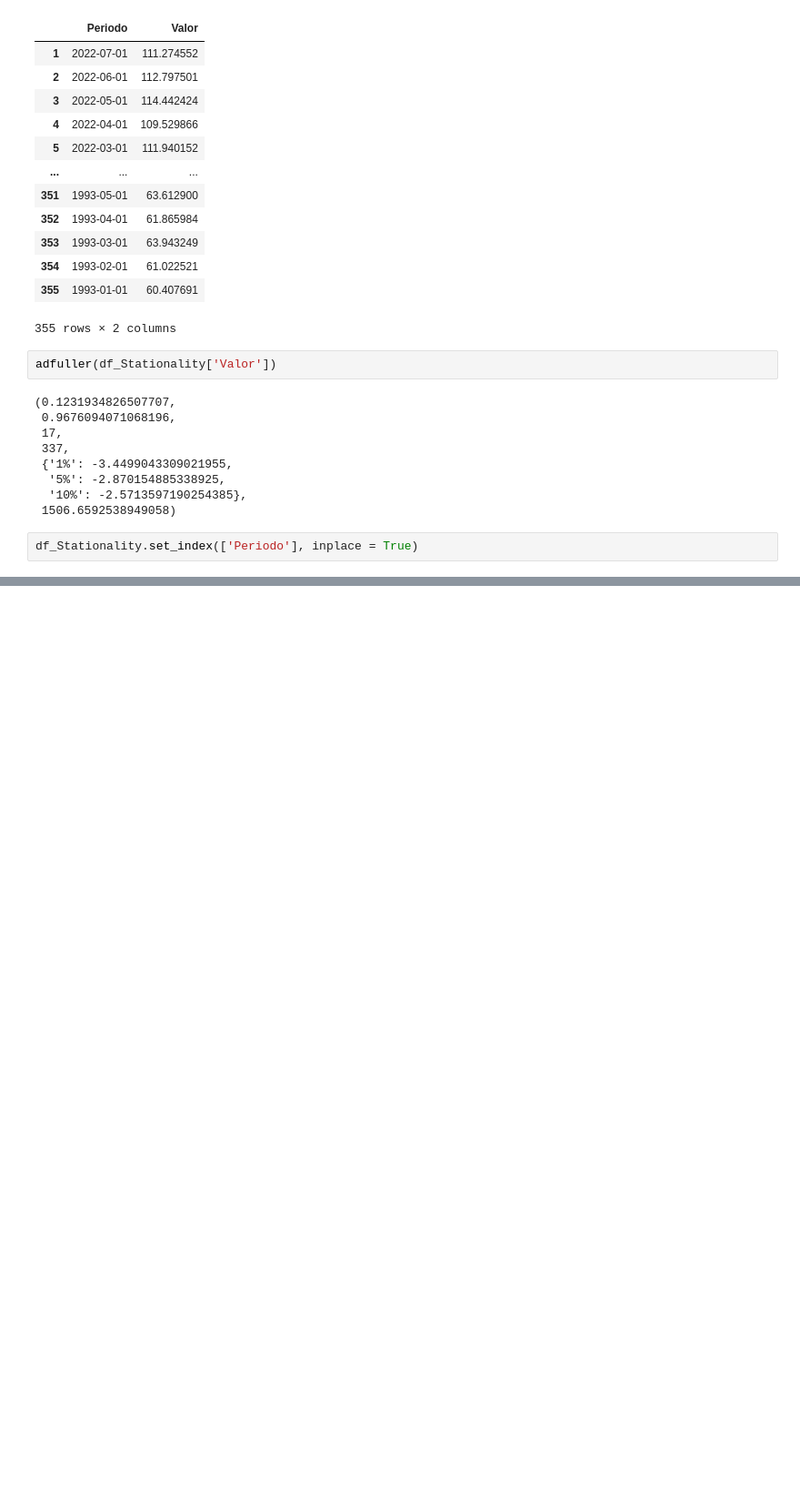
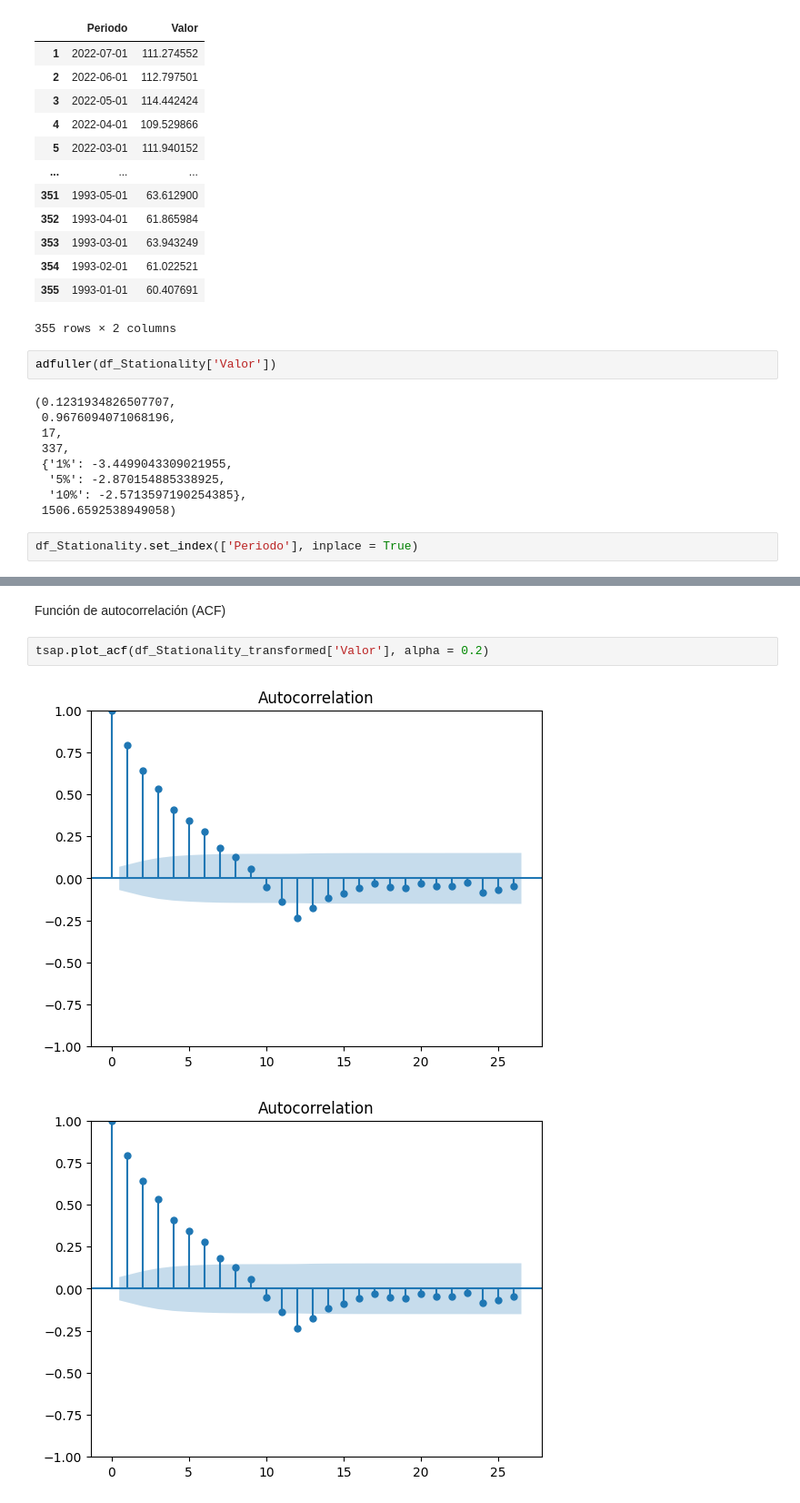
Before and after one commit to alexlohe25/IA_II, a Jupyter notebook: mod_5/arima-sarima.ipynb, the cells around one changed output, grey strips where cells are left out. Shown: that part at 91% size. Cells and saved outputs as stored; diff of their text form; blank space fills up the shorter version.

```diff
--- a/mod_5/arima-sarima.ipynb
+++ b/mod_5/arima-sarima.ipynb
@@ -99,0 +103,7 @@ df_Stationality_transformed.plot(figsize=(10,6))
+# %% [markdown]
+Función de autocorrelación (ACF)
+# %%
+tsap.plot_acf(df_Stationality_transformed['Valor'], alpha = 0.2)
+# %% [output]
+[figure, added]
+[figure, added]
```
Also changed, not shown: parts of 8 cells of this notebook, 1 other file.
